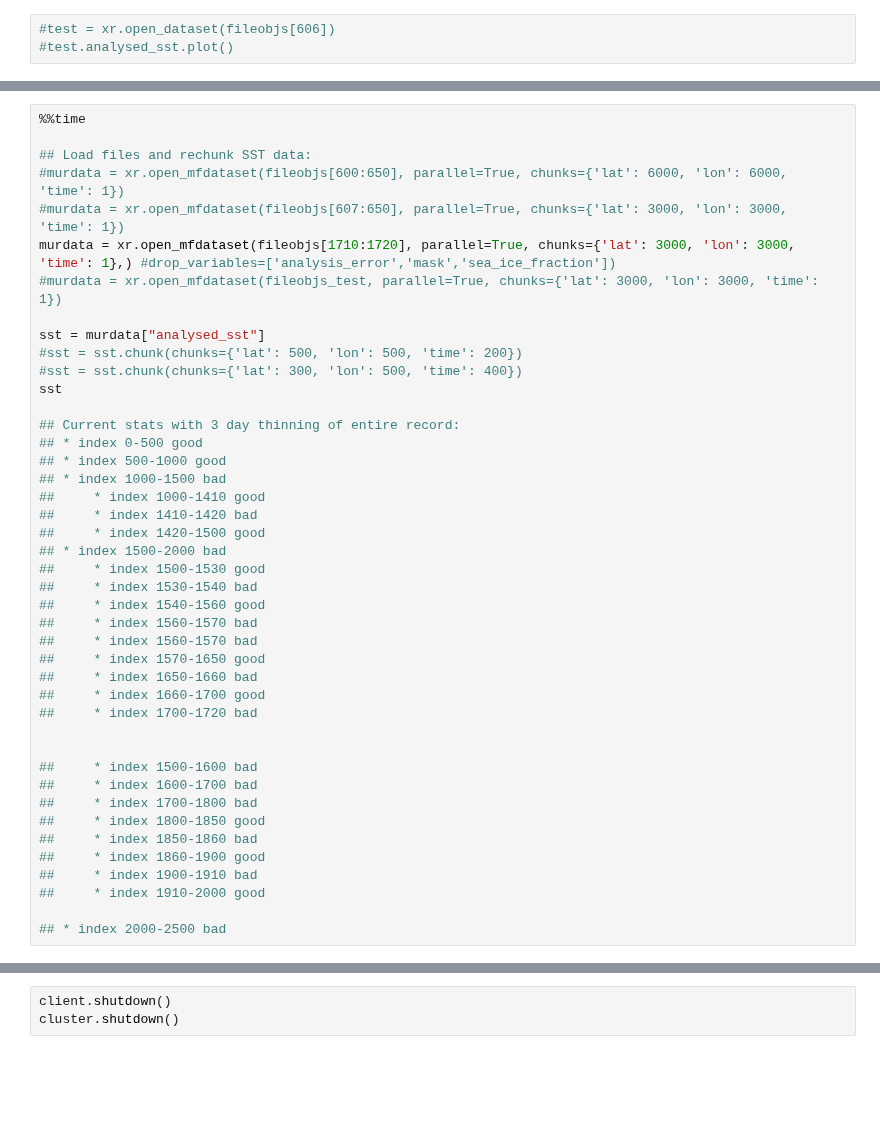
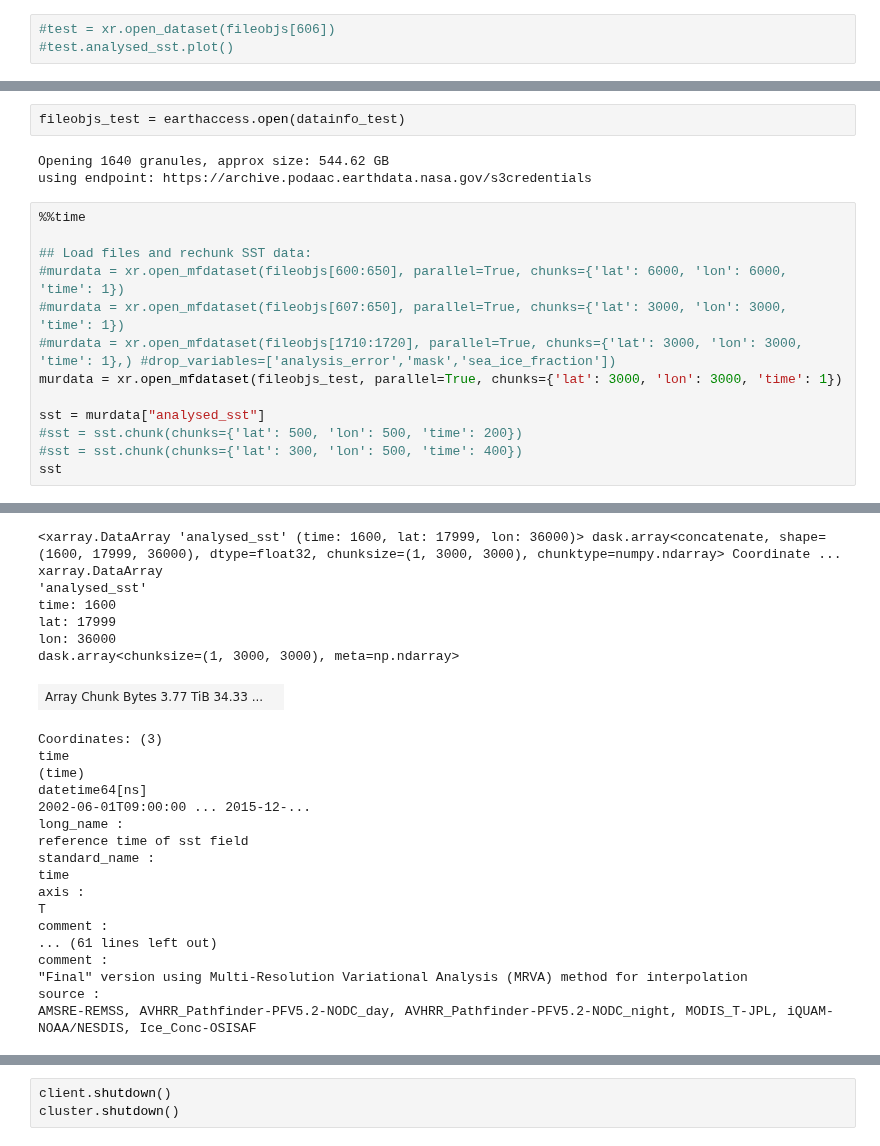
Before and after one commit to DeanHenze/cloud_earthdata, a Jupyter notebook: coiled/demos/sst_cycle_fullcomp.ipynb, the cells around one changed output, grey strips where cells are left out. Drawn from its saved outputs; the diff is of its cells as text; blank space fills up the shorter version.

```diff
--- a/coiled/demos/sst_cycle_fullcomp.ipynb
+++ b/coiled/demos/sst_cycle_fullcomp.ipynb
@@ -158,43 +217,19 @@ client.shutdown()
+# %%
+fileobjs_test = earthaccess.open(datainfo_test)
+# %% [output]
+Opening 1640 granules, approx size: 544.62 GB
+using endpoint: https://archive.podaac.earthdata.nasa.gov/s3credentials
 # %%
 %%time
 
 ## Load files and rechunk SST data:
 #murdata = xr.open_mfdataset(fileobjs[600:650], parallel=True, chunks={'lat': 6000, 'lon': 6000, 'time': 1})
 #murdata = xr.open_mfdataset(fileobjs[607:650], parallel=True, chunks={'lat': 3000, 'lon': 3000, 'time': 1})
-murdata = xr.open_mfdataset(fileobjs[1710:1720], parallel=True, chunks={'lat': 3000, 'lon': 3000, 'time': 1},) #drop_variables=['analysis_error','mask','sea_ice_fraction'])
-#murdata = xr.open_mfdataset(fileobjs_test, parallel=True, chunks={'lat': 3000, 'lon': 3000, 'time': 1})
+#murdata = xr.open_mfdataset(fileobjs[1710:1720], parallel=True, chunks={'lat': 3000, 'lon': 3000, 'time': 1},) #drop_variables=['analysis_error','mask','sea_ice_fraction'])
+murdata = xr.open_mfdataset(fileobjs_test, parallel=True, chunks={'lat': 3000, 'lon': 3000, 'time': 1})
 
 sst = murdata["analysed_sst"]
 #sst = sst.chunk(chunks={'lat': 500, 'lon': 500, 'time': 200})
 #sst = sst.chunk(chunks={'lat': 300, 'lon': 500, 'time': 400})
 sst
-
-## Current stats with 3 day thinning of entire record:
-## * index 0-500 good
-## * index 500-1000 good
-## * index 1000-1500 bad
-##     * index 1000-1410 good
-##     * index 1410-1420 bad
-##     * index 1420-1500 good
-## * index 1500-2000 bad
-##     * index 1500-1530 good
-##     * index 1530-1540 bad
-##     * index 1540-1560 good
-##     * index 1560-1570 bad
-##     * index 1560-1570 bad
-##     * index 1570-1650 good
-##     * index 1650-1660 bad
-##     * index 1660-1700 good
-##     * index 1700-1720 bad
-
-
-##     * index 1500-1600 bad
-##     * index 1600-1700 bad
-##     * index 1700-1800 bad
-##     * index 1800-1850 good
-##     * index 1850-1860 bad
-##     * index 1860-1900 good
-##     * index 1900-1910 bad
-##     * index 1910-2000 good
-
-## * index 2000-2500 bad
+# %% [output]
@@ -201,3 +238,28 @@ sst
+<xarray.DataArray 'analysed_sst' (time: 1600, lat: 17999, lon: 36000)> dask.array<concatenate, shape=(1600, 17999, 36000), dtype=float32, chunksize=(1, 3000, 3000), chunktype=numpy.ndarray> Coordinate ...
+xarray.DataArray
+'analysed_sst'
+time: 1600
+lat: 17999
+lon: 36000
+dask.array<chunksize=(1, 3000, 3000), meta=np.ndarray>
+| Array Chunk Bytes 3.77 TiB 34.33 ... |  |
+Coordinates: (3)
+time
+(time)
+datetime64[ns]
+2002-06-01T09:00:00 ... 2015-12-...
+long_name :
+reference time of sst field
+standard_name :
+time
+axis :
+T
+comment :
+... (61 lines left out)
+comment :
+"Final" version using Multi-Resolution Variational Analysis (MRVA) method for interpolation
+source :
+AMSRE-REMSS, AVHRR_Pathfinder-PFV5.2-NODC_day, AVHRR_Pathfinder-PFV5.2-NODC_night, MODIS_T-JPL, iQUAM-NOAA/NESDIS, Ice_Conc-OSISAF
 # %%
 ## ----------------
 ## Set up analysis
```
Also changed, not shown: parts of 10 cells of this notebook, 2 other files.
